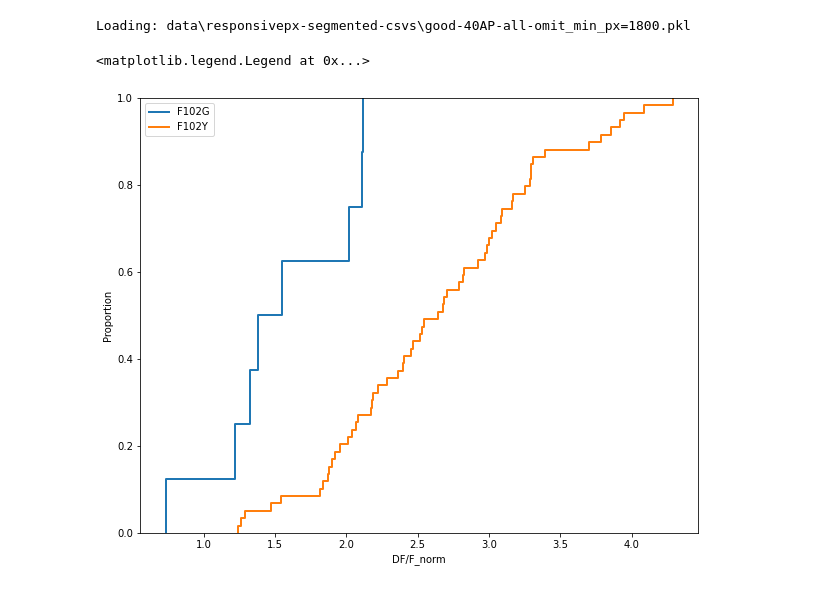
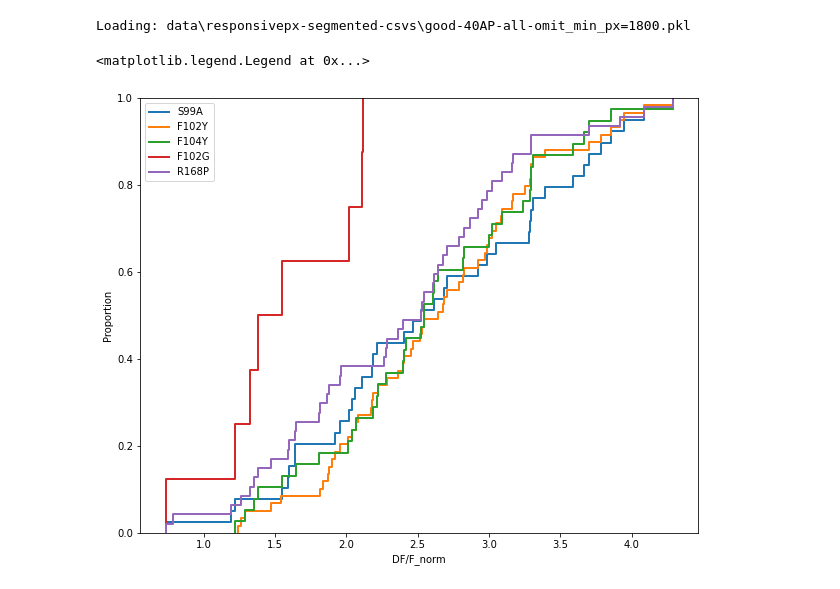
Before and after one commit to ilyakolb/igaba2, a Jupyter notebook: combos-analysis.ipynb, the cells around one changed output. Saved outputs shown, nothing was run; the diff lists cells and outputs as text; code cells hidden in the pictures.

```diff
--- a/combos-analysis.ipynb
+++ b/combos-analysis.ipynb
@@ -12,39 +12,40 @@ data = import_igaba_pkl(nAP, 'responsivepx-segmented-csvs', omit_min_px=1800) #
 # %% [output]
 Loading: data\responsivepx-segmented-csvs\good-40AP-all-omit_min_px=1800.pkl
 # %%
+import seaborn as sns
 '''
 frequency of top mutations
 '''
 
 import seaborn as sns
 import matplotlib.pyplot as plt
 
 var_to_plot = 'DF/F_norm'
 
 # single mutations
 data_combos = data[data['is_combo_int'] == 1].copy()
 
 # get all single mutations performed
 data_combos['mutation list'] = data_combos.index.str.split(" ").values
 
 # all mutations
-all_mutations = ['F102G', 'F102Y']# ['S99A', 'F102Y', 'F104Y', 'F102G', 'R168P', 'L178S']# np.unique(data['mutation list'].sum()) ## ONLY EVERY 2ND ONE --DEBUGGING
+all_mutations = ['S99A', 'F102Y', 'F104Y', 'F102G', 'R168P', 'L178S']# np.unique(data['mutation list'].sum()) ## ONLY EVERY 2ND ONE --DEBUGGING
 
 # var_with_mutation = [1 for row in data.iter() if ('F102G' in row['mutation list'])]
 f,axs = plt.subplots( figsize=(10,8))
 i=0
 for m in all_mutations:
 
     # all constructs having the mutation
     d = data_combos[data_combos['mutation list'].apply(lambda x: any(m in x_sub for x_sub in x))][var_to_plot]
     d = d[d>0]
     if not d.size == 0:
         sns.ecdfplot(x=d, linewidth=2)
     i=i+1
 plt.legend(all_mutations)
 # %% [output]
 <matplotlib.legend.Legend at 0x...>
-[figure, old version]
+[figure, new version]
 # %%
 data_combos
 # %% [output]
```
